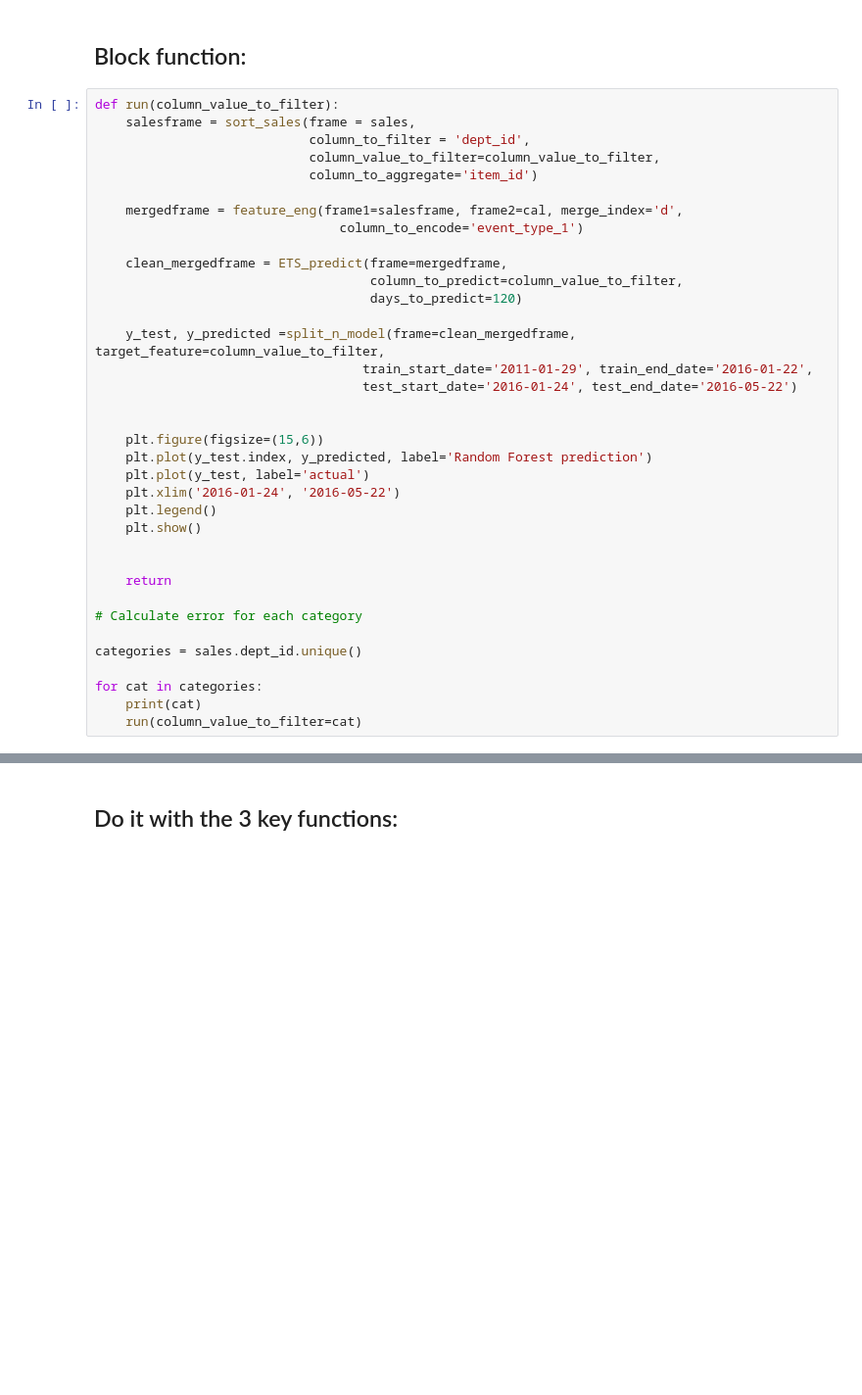
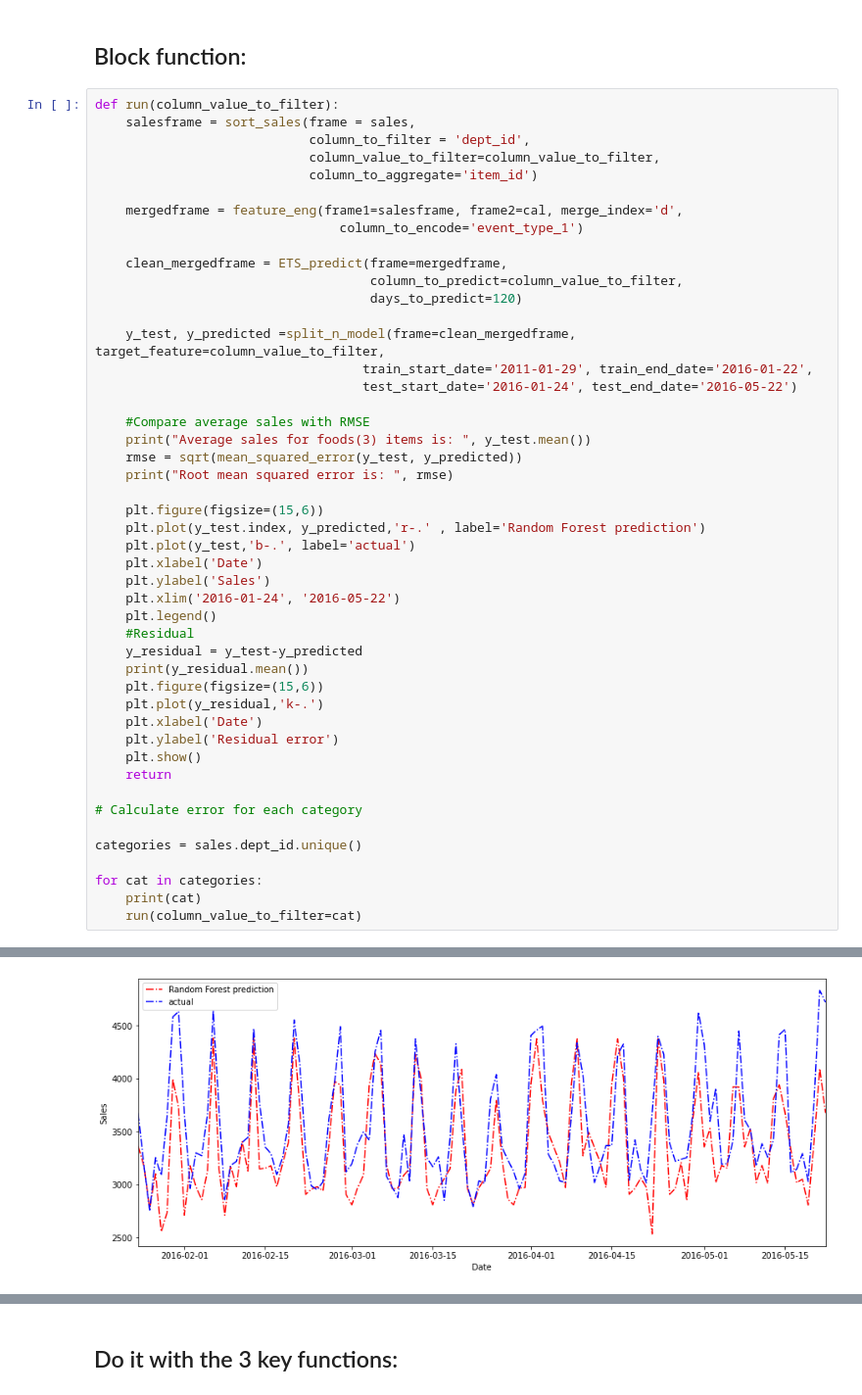
Before and after one commit to sithankanna/hts-forecast, a Jupyter notebook: notebooks/003-EK-model.ipynb, the cells around one changed output, grey strips where cells are left out. Shown at 98% size. Saved outputs shown, nothing was run; the diff lists cells and outputs as text; blank space fills up the shorter version.

Commit message:
define error in model

```diff
--- a/notebooks/003-EK-model.ipynb
+++ b/notebooks/003-EK-model.ipynb
@@ -134,15 +137,26 @@ def run(column_value_to_filter):
                                    train_start_date='2011-01-29', train_end_date='2016-01-22',
                                    test_start_date='2016-01-24', test_end_date='2016-05-22')
 
+    #Compare average sales with RMSE
+    print("Average sales for foods(3) items is: ", y_test.mean())
+    rmse = sqrt(mean_squared_error(y_test, y_predicted))
+    print("Root mean squared error is: ", rmse)
 
     plt.figure(figsize=(15,6))
-    plt.plot(y_test.index, y_predicted, label='Random Forest prediction')
-    plt.plot(y_test, label='actual')
+    plt.plot(y_test.index, y_predicted,'r-.' , label='Random Forest prediction')
+    plt.plot(y_test,'b-.', label='actual')
+    plt.xlabel('Date')
+    plt.ylabel('Sales')
     plt.xlim('2016-01-24', '2016-05-22')
     plt.legend()
+    #Residual
+    y_residual = y_test-y_predicted
+    print(y_residual.mean())
+    plt.figure(figsize=(15,6))
+    plt.plot(y_residual,'k-.')
+    plt.xlabel('Date')
+    plt.ylabel('Residual error')
     plt.show()
-
-
     return
 
 # Calculate error for each category
@@ -152,3 +166,4 @@ categories = sales.dept_id.unique()
 for cat in categories:
     print(cat)
     run(column_value_to_filter=cat)
+# %% [output]
@@ -154,0 +174 @@ for cat in categories:
+[figure, added]
```
Also changed, not shown: parts of 9 cells of this notebook.
